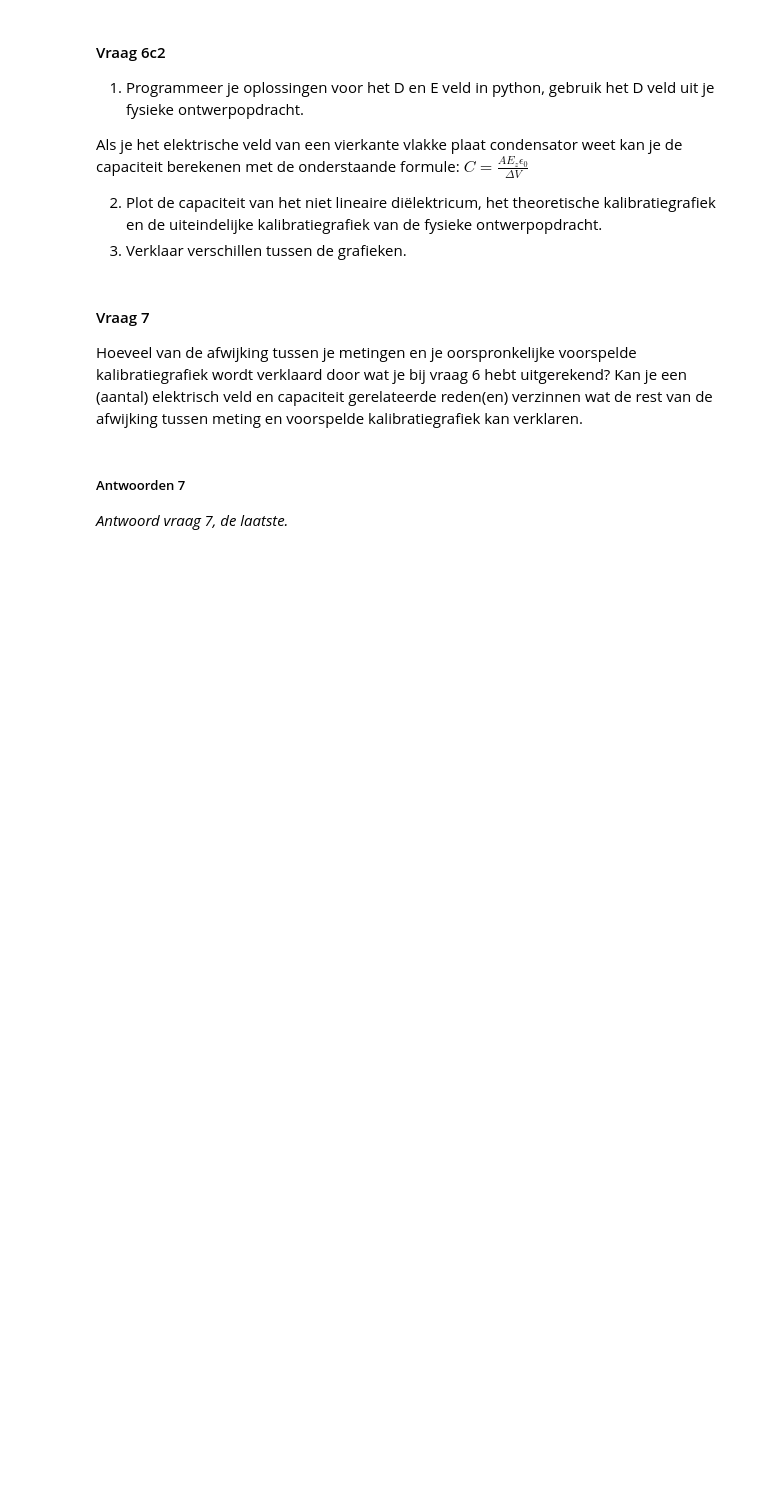
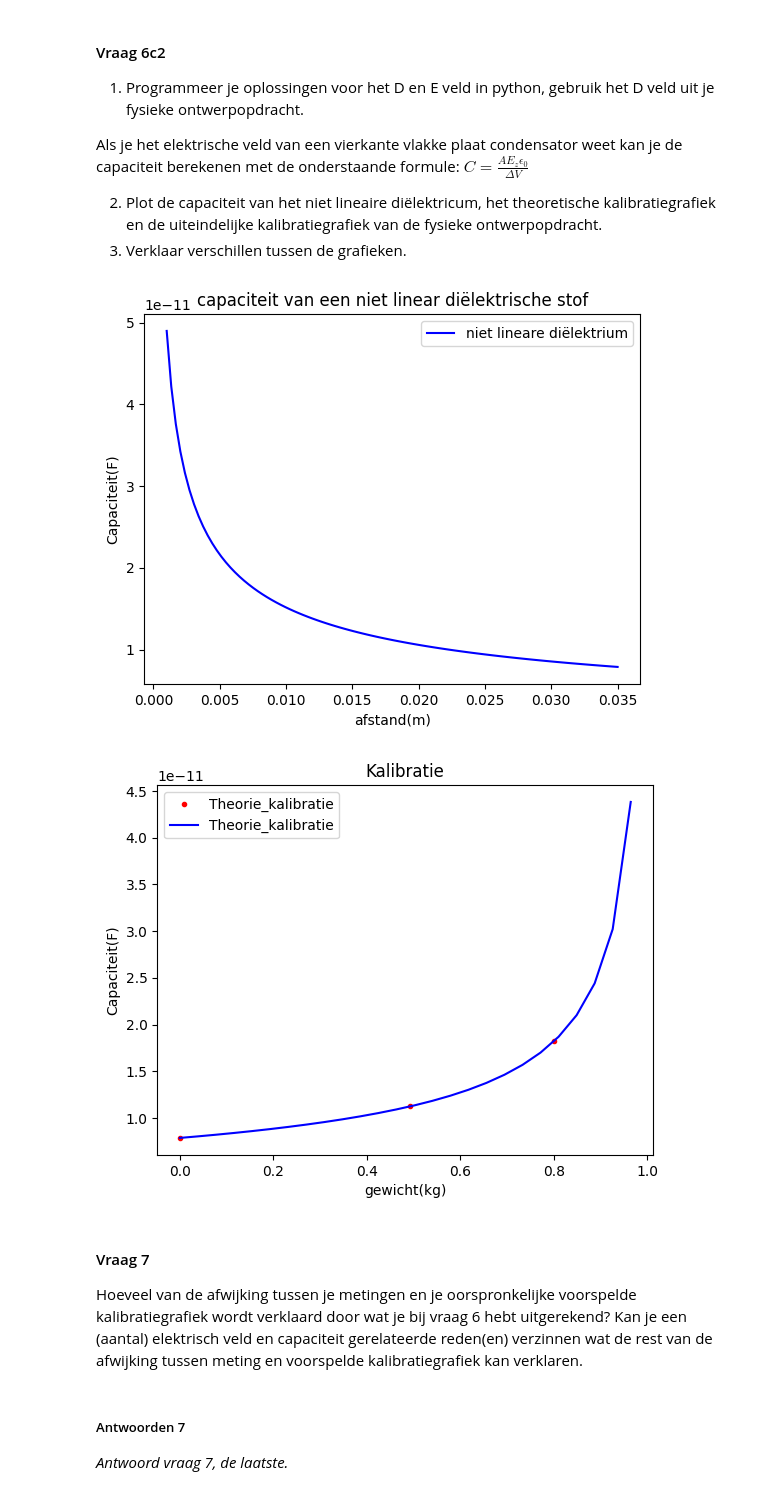
Before and after one commit to luckykat07/opdrachten-DEF-D_LE, a Jupyter notebook: DigitaleOntwerpopdrachten/1CondensatorOpdracht/CondensatorOntwerpopdracht.ipynb, the cells around one changed output. Cells and saved outputs as stored; diff of their text form; code cells hidden in the pictures; blank space fills up the shorter version.

```diff
--- a/DigitaleOntwerpopdrachten/1CondensatorOpdracht/CondensatorOntwerpopdracht.ipynb
+++ b/DigitaleOntwerpopdrachten/1CondensatorOpdracht/CondensatorOntwerpopdracht.ipynb
@@ -1216,8 +1235,51 @@ E_z \epsilon_0}{\Delta V}$
 3. Verklaar verschillen tussen de grafieken.
 # %%
  # Pas deze code aan zodat jouw opstelling doorgerekend wordt
+e0 = 8.854*10e-12
+er = 3.5
+Gewicht = np.array([0, 0.4919, 0.800, 1.6158, 2.2031, 3.0031, 3.8189])
+Capaciteit_meting = np.array([37.2,38.1, 38.8, 40.0, 42.5, 44.0, 49])*10e-12
+Test_Array = np.linspace(0.035, 0.001, 100)
+Test_Array_Kalibratie = np.linspace(0, 3.8189, 100)
+Kalibratie_Array = np.linspace(0, 3.8189, 7)
+rmax = 0.035
 def E_condensator(x1, x2, D):
-    return None
+    return (-1*(x1+1)+np.sqrt((x1+1)**2+(4*x2*D)/e0))/(2*x2)
+
+def Capaciteit(A, E_z, dV):
+    return (A*E_z*e0)/(dV)
+
+def D_veld(A, r, V): #had tijdens de ontwerpopdracht geen D-veld gevonden dus hiermee kan ik een arbitrair veld berekenen
+    return (e0*er*A)/r*V
+
+def Kalibratie_Fit(m, alpha, rmax):
+    return Capaciteit(10e-2, E_condensator(0.3, 0.7, D_veld(10e-2, rmax*(1-alpha*m), 16)), 16)
+
+E_Dveld = E_condensator(0.3, 0.7, D_veld(10e-2, Test_Array, 16)) #het berekenen van de E voor de gevonde waardes van chi en het D-veld uit de fysieke ontwerpopdracht
+
+val, cov = curve_fit(Kalibratie_Fit, Kalibratie_Array, Capaciteit_meting)
+
+plt.figure()
+plt.title("capaciteit van een niet linear diëlektrische stof")
+plt.xlabel("afstand(m)")
+plt.ylabel("Capaciteit(F)")
+plt.plot(Test_Array, Capaciteit(10e-2, E_Dveld, 16), 'b', label="niet lineare diëlektrium")
+plt.legend()
+plt.show()
+
+#plt.plot(x, kalibratie2, 'b.', label="Ontwerp_kalibratie")
+plt.figure()
+plt.title("Kalibratie")
+plt.xlabel("gewicht(kg)")
+plt.ylabel("Capaciteit(F)")
+plt.plot(Gewicht, Kalibratie_Fit(Gewicht, val[0], 0.035), 'r.', label="Theorie_kalibratie")
+plt.plot(Test_Array_Kalibratie, Kalibratie_Fit(Test_Array_Kalibratie, val[0], 0.035), 'b', label="Theorie_kalibratie")
+#plt.plot(Gewicht, Capaciteit_meting, 'g.', label="metingen")
+plt.legend()
+plt.show()
+# %% [output]
+[figure, added]
+[figure, added]
 # %% [markdown]
 #### Vraag 7
 
```
Also changed, not shown: parts of 4 cells of this notebook, 1 other file.
